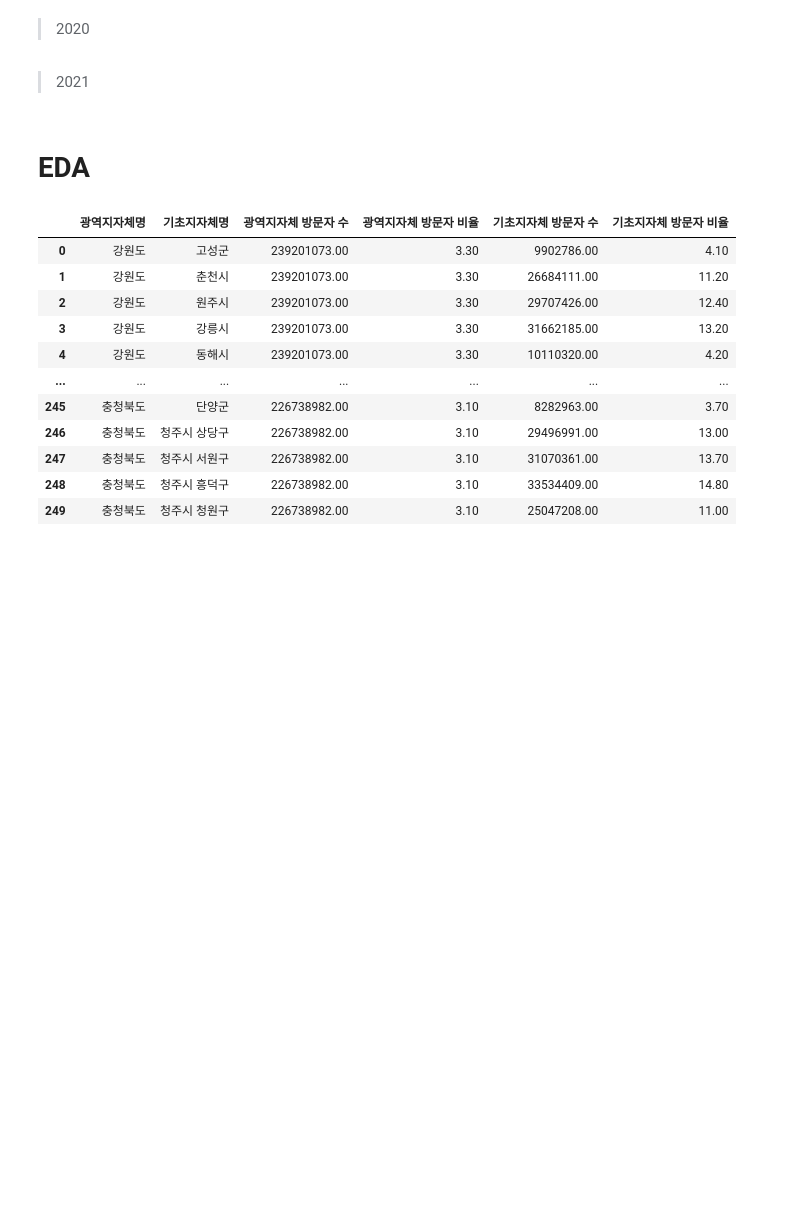
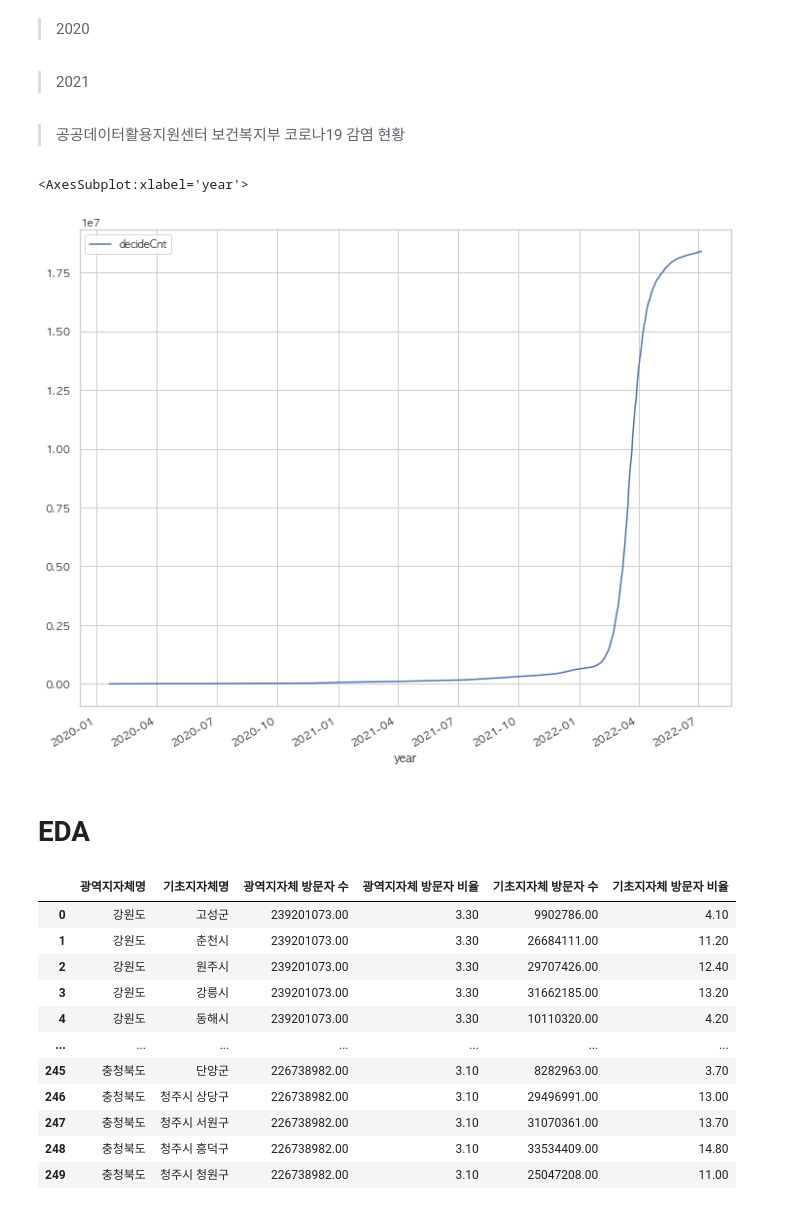
Before and after one commit to whatsasolo/PTJ_EDA, a Jupyter notebook: PTJ_EDA.ipynb, the cells around one changed output. Cells and saved outputs as stored; diff of their text form; code cells hidden in the pictures; blank space fills up the shorter version.

```diff
--- a/PTJ_EDA.ipynb
+++ b/PTJ_EDA.ipynb
@@ -159,6 +172,47 @@ df_2021_regional_expenditure = pd.read_csv('data/지역별 과
 df_2021_search_type = pd.read_csv('data/네비게이션/20220628192547__2021-2021_데이터랩_다운로드/20220628192547_유형별 검색건수.csv', encoding='cp949')
 df_2021_regional_search_transition = pd.read_csv('data/네비게이션/20220628192547__2021-2021_데이터랩_다운로드/20220628192547_지역별 검색건수 추이.csv', encoding='cp949')
 df_2021_regional_search = pd.read_csv('data/네비게이션/20220628192547__2021-2021_데이터랩_다운로드/20220628192547_지역별 검색건수.csv', encoding='cp949')
+# %% [markdown]
+> 공공데이터활용지원센터 보건복지부 코로나19 감염 현황
+# %%
+#공공데이터활용지원센터_보건복지부 코로나19 감염 현황
+# 2020, 2021, 2022
+
+url ='http://openapi.data.go.kr/openapi/service/rest/Covid19/getCovid19InfStateJson'
+key = 'suCRrNjscrjE+O8K90jEKvai41x0TWioUg6A5yZSSnTz1DeWKjqj/k4tg1a/BDsFQaKPPnZXGBp9kz1nLHI79Q=='
+
+
+merged_df = pd.DataFrame([])
+for year in range(2020, 2022+1):
+    seed = np.random.randint(100)
+    np.random.seed(seed)
+    a = np.random.randint(5) + round(np.random.random(),2)
+    time.sleep(a)
+    params = {
+        'ServiceKey': key,
+        'pageNo': 1,
+        'numOfRows':10,
+        'startCreateDt': str(year)+ '0101',
+        'endCreateDt':  str(year) + '1231'
+    }
+    res = requests.get(url, params =params)
+    soup = BeautifulSoup(res.text, 'xml')
+    date = []
+    decideCnt = []
+    for item in soup.findAll('item'):
+        date.append(item.find('stateDt').get_text())
+        decideCnt.append(item.find('decideCnt').get_text())
+    pd1 = pd.DataFrame(date, columns=['year'])
+    pd2 = pd.DataFrame(decideCnt, columns=['decideCnt'])
+    total = pd.concat([pd1, pd2], axis = 1)
+    total.sort_values(by=['year'], inplace=True)
+    merged_df = pd.concat([merged_df, total])
+merged_df.reset_index(drop= True, inplace=True)
+# %%
+merged_df.astype({'year':'datetime64','decideCnt':'int64'}).set_index('year').plot(kind = 'line', figsize = (12,10))
+# %% [output]
+<AxesSubplot:xlabel='year'>
+[figure, added]
 # %% [markdown]
 # EDA
 # %%
```
Also changed, not shown: parts of 150 cells of this notebook.
